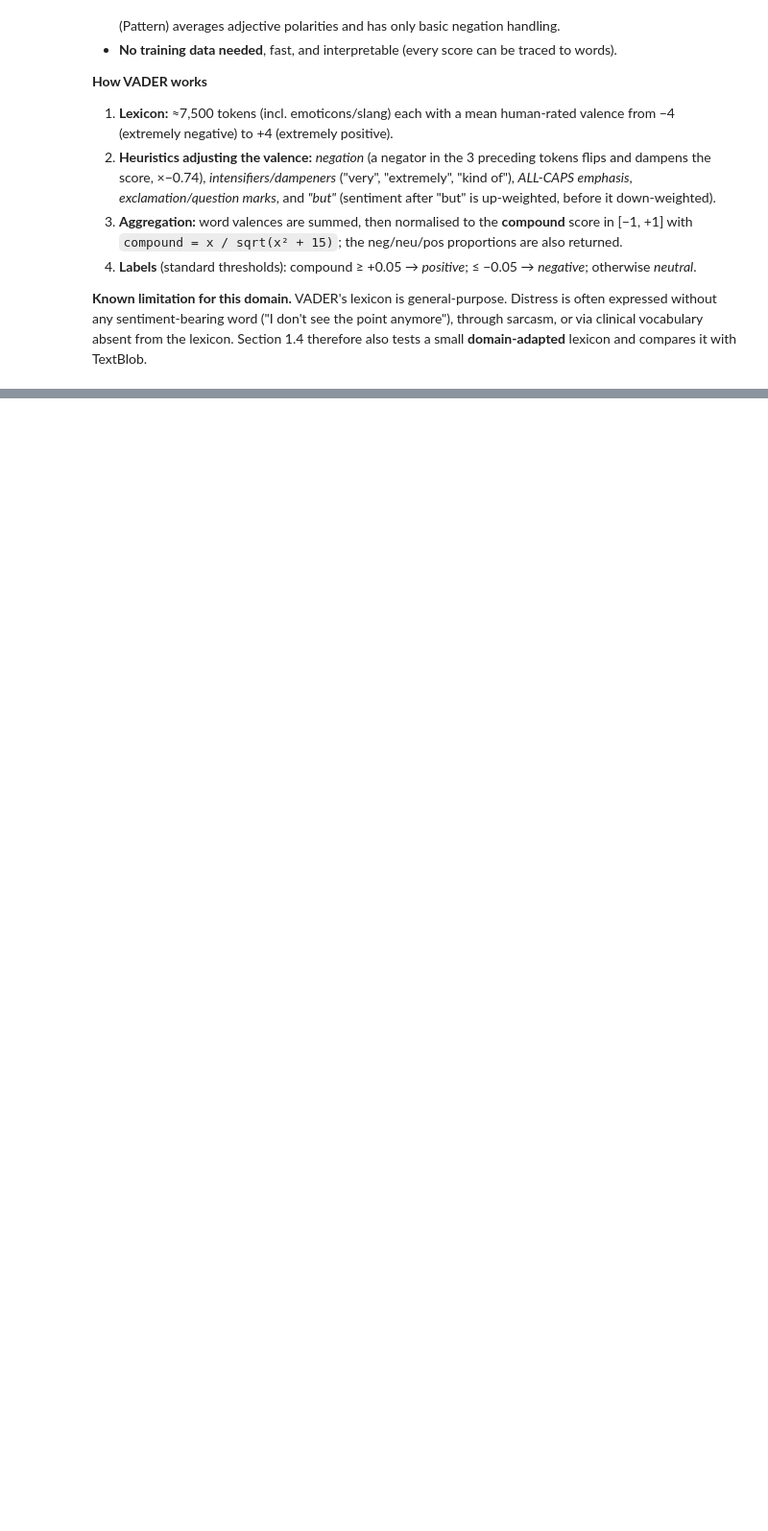
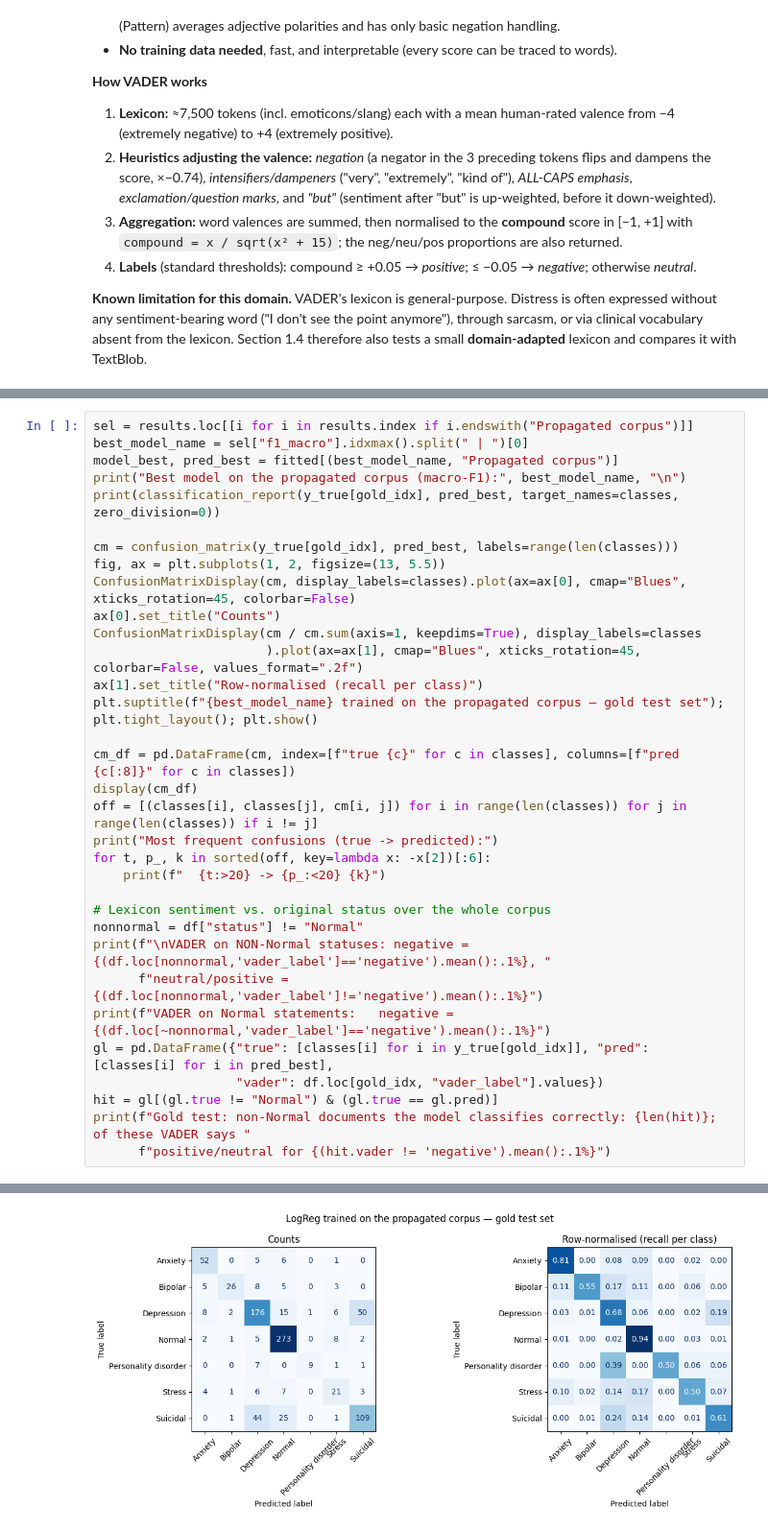
Before and after one commit to Jero2110/NLP_Phase03, a Jupyter notebook: analysis/Phase03_JeronimoRamos.ipynb, the cells around one changed output, grey strips where cells are left out. Shown at 96% size. Drawn from its saved outputs; the diff is of its cells as text; blank space fills up the shorter version.

```diff
--- a/analysis/Phase03_JeronimoRamos.ipynb
+++ b/analysis/Phase03_JeronimoRamos.ipynb
@@ -176,0 +567,34 @@ df[["statement", "status", "vader_compound", "vader_label"]].head(5).assign(
+# %%
+sel = results.loc[[i for i in results.index if i.endswith("Propagated corpus")]]
+best_model_name = sel["f1_macro"].idxmax().split(" | ")[0]
+model_best, pred_best = fitted[(best_model_name, "Propagated corpus")]
+print("Best model on the propagated corpus (macro-F1):", best_model_name, "\n")
+print(classification_report(y_true[gold_idx], pred_best, target_names=classes, zero_division=0))
+
+cm = confusion_matrix(y_true[gold_idx], pred_best, labels=range(len(classes)))
+fig, ax = plt.subplots(1, 2, figsize=(13, 5.5))
+ConfusionMatrixDisplay(cm, display_labels=classes).plot(ax=ax[0], cmap="Blues", xticks_rotation=45, colorbar=False)
+ax[0].set_title("Counts")
+ConfusionMatrixDisplay(cm / cm.sum(axis=1, keepdims=True), display_labels=classes
+                       ).plot(ax=ax[1], cmap="Blues", xticks_rotation=45, colorbar=False, values_format=".2f")
+ax[1].set_title("Row-normalised (recall per class)")
+plt.suptitle(f"{best_model_name} trained on the propagated corpus — gold test set"); plt.tight_layout(); plt.show()
+
+cm_df = pd.DataFrame(cm, index=[f"true {c}" for c in classes], columns=[f"pred {c[:8]}" for c in classes])
+display(cm_df)
+off = [(classes[i], classes[j], cm[i, j]) for i in range(len(classes)) for j in range(len(classes)) if i != j]
+print("Most frequent confusions (true -> predicted):")
+for t, p_, k in sorted(off, key=lambda x: -x[2])[:6]:
+    print(f"  {t:>20} -> {p_:<20} {k}")
+
+# Lexicon sentiment vs. original status over the whole corpus
+nonnormal = df["status"] != "Normal"
+print(f"\nVADER on NON-Normal statuses: negative = {(df.loc[nonnormal,'vader_label']=='negative').mean():.1%}, "
+      f"neutral/positive = {(df.loc[nonnormal,'vader_label']!='negative').mean():.1%}")
+print(f"VADER on Normal statements:   negative = {(df.loc[~nonnormal,'vader_label']=='negative').mean():.1%}")
+gl = pd.DataFrame({"true": [classes[i] for i in y_true[gold_idx]], "pred": [classes[i] for i in pred_best],
+                   "vader": df.loc[gold_idx, "vader_label"].values})
+hit = gl[(gl.true != "Normal") & (gl.true == gl.pred)]
+print(f"Gold test: non-Normal documents the model classifies correctly: {len(hit)}; of these VADER says "
+      f"positive/neutral for {(hit.vader != 'negative').mean():.1%}")
+# %% [output]
@@ -176,0 +616 @@ df[["statement", "status", "vader_compound", "vader_label"]].head(5).assign(
+[figure, added]
```
Also changed, not shown: parts of 30 cells of this notebook, 1 other file.
